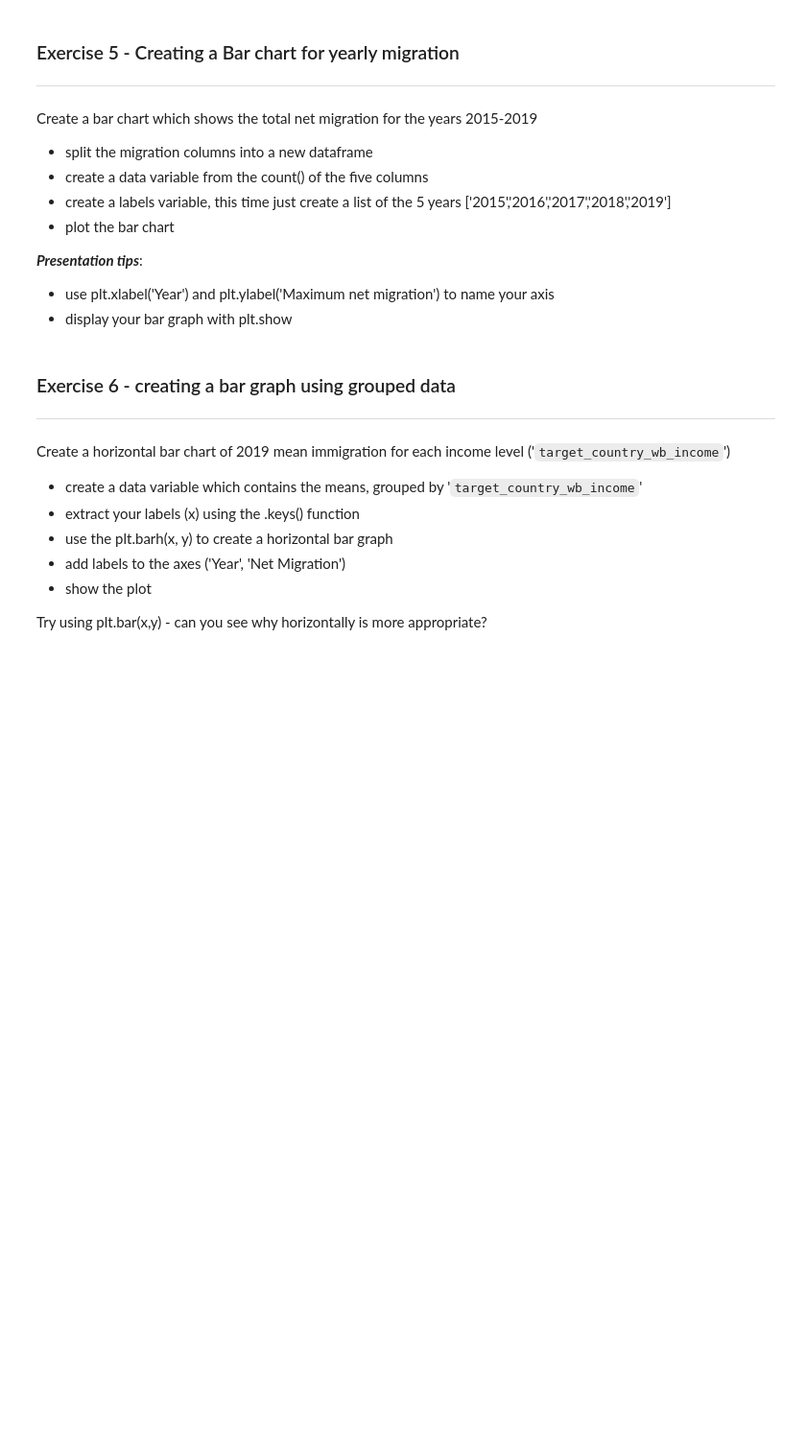
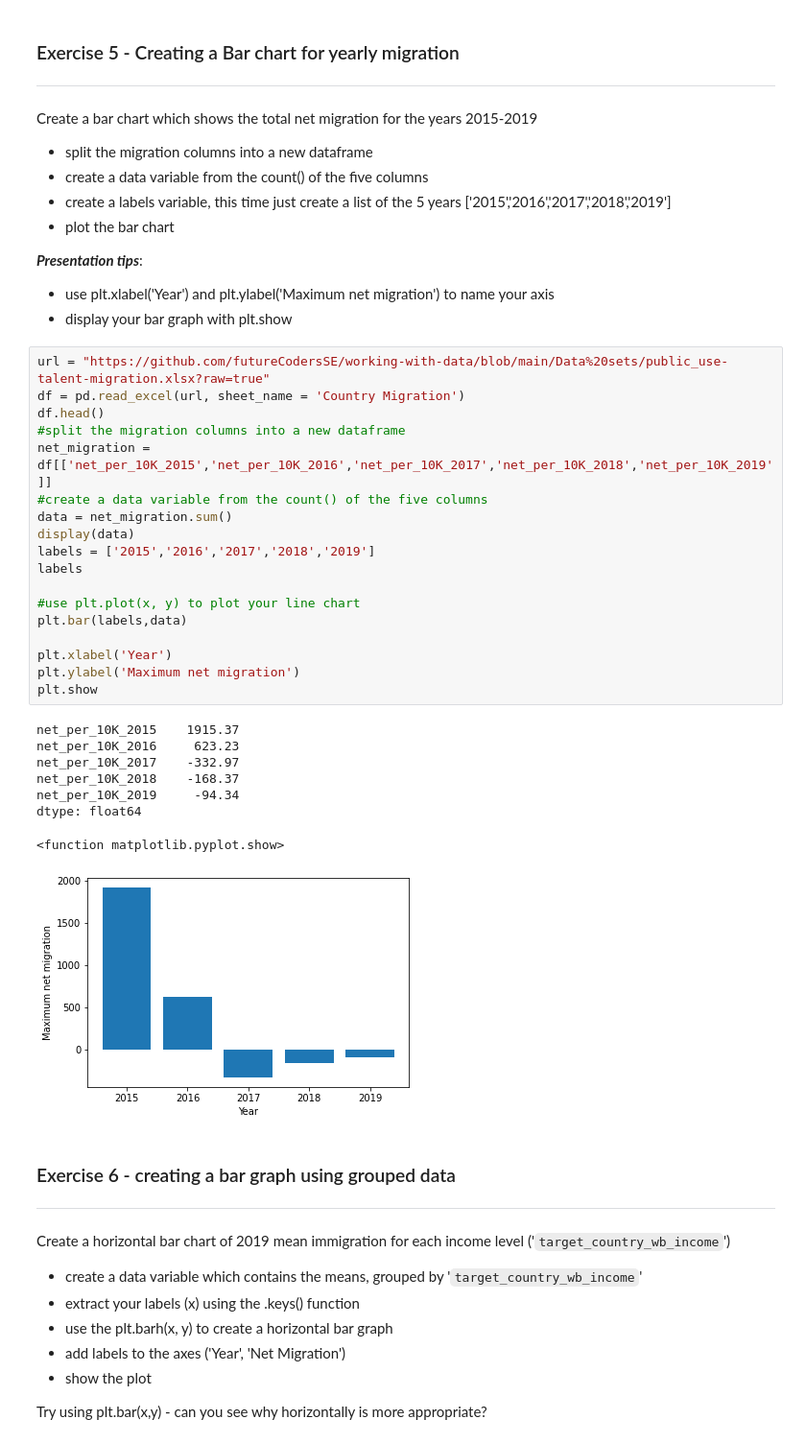
Before and after one commit to Jojomaque/DataScience, a Jupyter notebook: Jojo_Correlation_and_visualisation.ipynb, the cells around one changed output. Shown at 96% size. Saved outputs shown, nothing was run; the diff lists cells and outputs as text; blank space fills up the shorter version.

```diff
--- a/Jojo_Correlation_and_visualisation.ipynb
+++ b/Jojo_Correlation_and_visualisation.ipynb
@@ -456,6 +456,33 @@ Create a bar chart which shows the total net migration for the years 2015-2019
 ***Presentation tips***:
 * use plt.xlabel('Year') and plt.ylabel('Maximum net migration') to name your axis
 * display your bar graph with plt.show
+# %%
+url = "https://github.com/futureCodersSE/working-with-data/blob/main/Data%20sets/public_use-talent-migration.xlsx?raw=true"
+df = pd.read_excel(url, sheet_name = 'Country Migration')
+df.head()
+#split the migration columns into a new dataframe
+net_migration = df[['net_per_10K_2015','net_per_10K_2016','net_per_10K_2017','net_per_10K_2018','net_per_10K_2019']]
+#create a data variable from the count() of the five columns
+data = net_migration.sum()
+display(data)
+labels = ['2015','2016','2017','2018','2019']
+labels
+
+#use plt.plot(x, y) to plot your line chart
+plt.bar(labels,data)
+
+plt.xlabel('Year')
+plt.ylabel('Maximum net migration')
+plt.show
+# %% [output]
+net_per_10K_2015    1915.37
+net_per_10K_2016     623.23
+net_per_10K_2017    -332.97
+net_per_10K_2018    -168.37
+net_per_10K_2019     -94.34
+dtype: float64
+<function matplotlib.pyplot.show>
+[figure, added]
 # %% [markdown]
 ### Exercise 6 - creating a bar graph using grouped data
 ---
```
